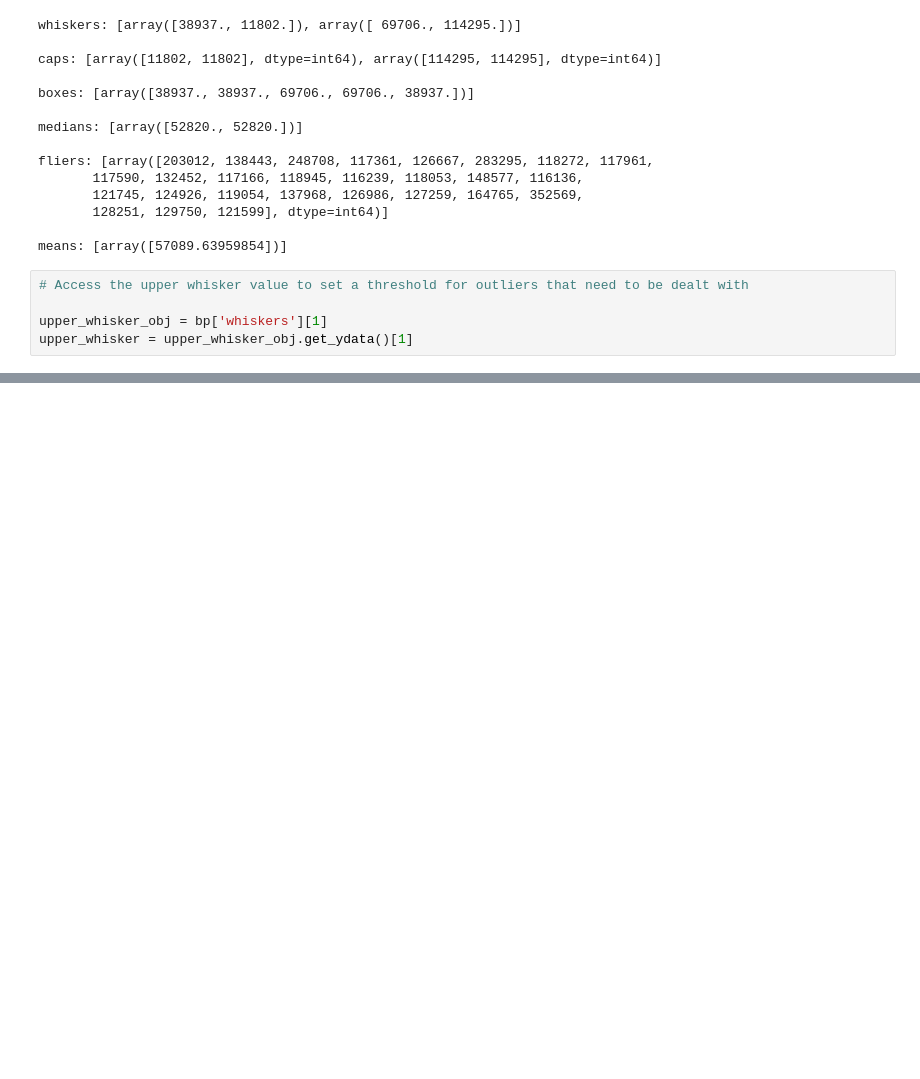
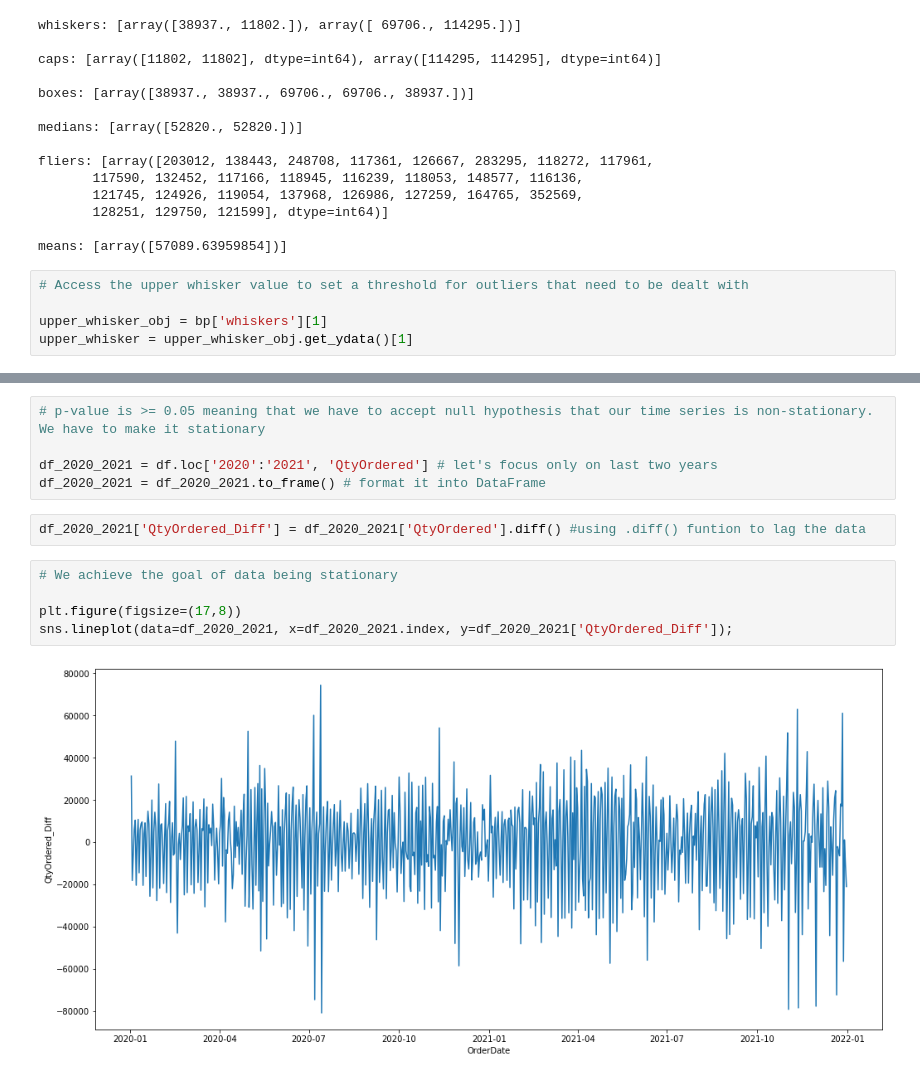
Before and after one commit to adrian-pasek-prv/timeseries-forecasting, a Jupyter notebook: ARIMA.ipynb, the cells around one changed output, grey strips where cells are left out. Saved outputs shown, nothing was run; the diff lists cells and outputs as text; blank space fills up the shorter version.

```diff
--- a/ARIMA.ipynb
+++ b/ARIMA.ipynb
@@ -78,0 +172,14 @@ upper_whisker = upper_whisker_obj.get_ydata()[1]
+# %%
+# p-value is >= 0.05 meaning that we have to accept null hypothesis that our time series is non-stationary. We have to make it stationary
+
+df_2020_2021 = df.loc['2020':'2021', 'QtyOrdered'] # let's focus only on last two years
+df_2020_2021 = df_2020_2021.to_frame() # format it into DataFrame
+# %%
+df_2020_2021['QtyOrdered_Diff'] = df_2020_2021['QtyOrdered'].diff() #using .diff() funtion to lag the data
+# %%
+# We achieve the goal of data being stationary
+
+plt.figure(figsize=(17,8))
+sns.lineplot(data=df_2020_2021, x=df_2020_2021.index, y=df_2020_2021['QtyOrdered_Diff']);
+# %% [output]
+[figure, added]
```
Also changed, not shown: parts of 12 cells of this notebook, 2 other files.
